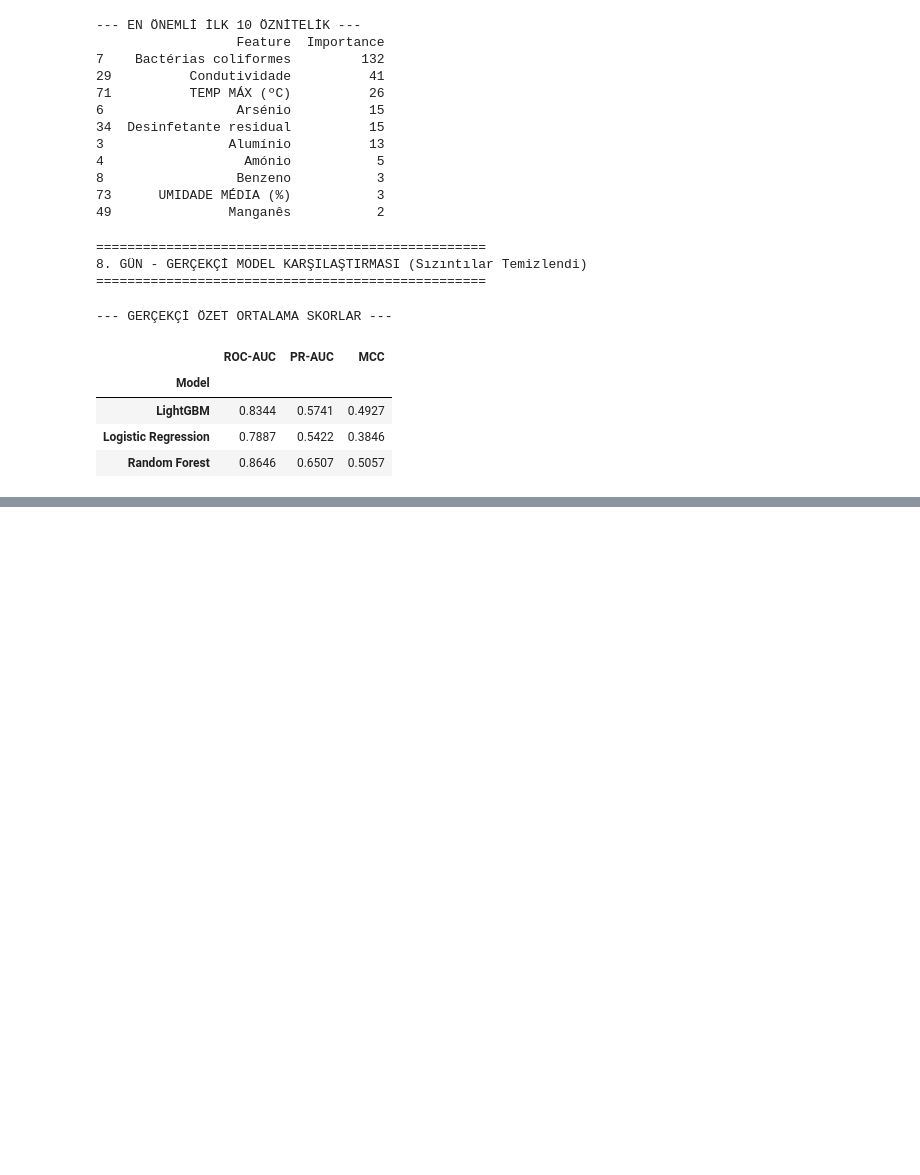
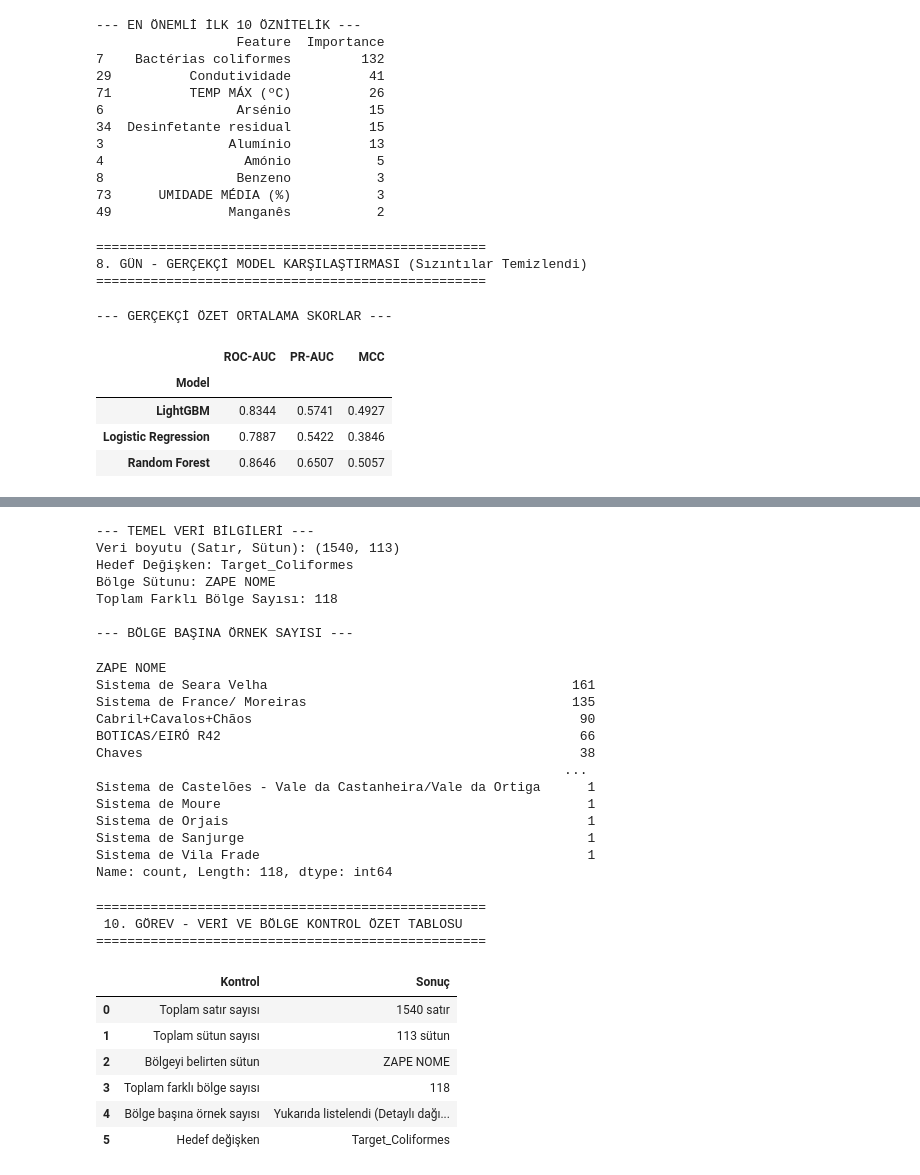
Before and after one commit to AfraORDULU/tech4aqua, a Jupyter notebook: notebooks/01_data_exploration.ipynb, the cells around one changed output, grey strips where cells are left out. Saved outputs shown, nothing was run; the diff lists cells and outputs as text; code cells hidden in the pictures; blank space fills up the shorter version.

```diff
--- a/notebooks/01_data_exploration.ipynb
+++ b/notebooks/01_data_exploration.ipynb
@@ -962,0 +946,74 @@ no changes added to commit (use "git add" and/or "git commit -a")
+# %%
+import pandas as pd
+
+# 1. Veri setini doğru yoldan yüklüyoruz
+df = pd.read_csv("../data/raw/Base_Tech4Aqua_Features_Avancadas.csv")
+
+# 2. Temel bilgileri ekrana yazdıralım
+print("--- TEMEL VERİ BİLGİLERİ ---")
+print("Veri boyutu (Satır, Sütun):", df.shape)
+print("Hedef Değişken:", "Target_Coliformes")
+print("Bölge Sütunu:", "ZAPE NOME")
+print("Toplam Farklı Bölge Sayısı:", df["ZAPE NOME"].nunique())
+
+print("\n--- BÖLGE BAŞINA ÖRNEK SAYISI ---")
+region_counts = df["ZAPE NOME"].value_counts(dropna=False)
+display(region_counts)
+
+# 3. Görselde istenen resmi kontrol tablosunu oluşturuyoruz
+summary_data = {
+    "Kontrol": [
+        "Toplam satır sayısı",
+        "Toplam sütun sayısı",
+        "Bölgeyi belirten sütun",
+        "Toplam farklı bölge sayısı",
+        "Bölge başına örnek sayısı",
+        "Hedef değişken"
+    ],
+    "Sonuç": [
+        f"{df.shape[0]} satır",
+        f"{df.shape[1]} sütun",
+        "ZAPE NOME",
+        str(df["ZAPE NOME"].nunique()),
+        "Yukarıda listelendi (Detaylı dağılım)",
+        "Target_Coliformes"
+    ]
+}
+
+summary_table = pd.DataFrame(summary_data)
+
+print("\n==================================================")
+print(" 10. GÖREV - VERİ VE BÖLGE KONTROL ÖZET TABLOSU")
+print("==================================================")
+display(summary_table)
+# %% [output]
+--- TEMEL VERİ BİLGİLERİ ---
+Veri boyutu (Satır, Sütun): (1540, 113)
+Hedef Değişken: Target_Coliformes
+Bölge Sütunu: ZAPE NOME
+Toplam Farklı Bölge Sayısı: 118
+
+--- BÖLGE BAŞINA ÖRNEK SAYISI ---
+ZAPE NOME
+Sistema de Seara Velha                                       161
+Sistema de France/ Moreiras                                  135
+Cabril+Cavalos+Chãos                                          90
+BOTICAS/EIRÓ R42                                              66
+Chaves                                                        38
+                                                            ...
+Sistema de Castelões - Vale da Castanheira/Vale da Ortiga      1
+Sistema de Moure                                               1
+Sistema de Orjais                                              1
+Sistema de Sanjurge                                            1
+Sistema de Vila Frade                                          1
+Name: count, Length: 118, dtype: int64
+==================================================
+ 10. GÖREV - VERİ VE BÖLGE KONTROL ÖZET TABLOSU
+==================================================
+|  | Kontrol | Sonuç |
+| 0 | Toplam satır sayısı | 1540 satır |
+| 1 | Toplam sütun sayısı | 113 sütun |
+| 2 | Bölgeyi belirten sütun | ZAPE NOME |
+| 3 | Toplam farklı bölge sayısı | 118 |
+| 4 | Bölge başına örnek sayısı | Yukarıda listelendi (Detaylı dağı... |
+| 5 | Hedef değişken | Target_Coliformes |
```
Also changed, not shown: parts of 4 cells of this notebook.
